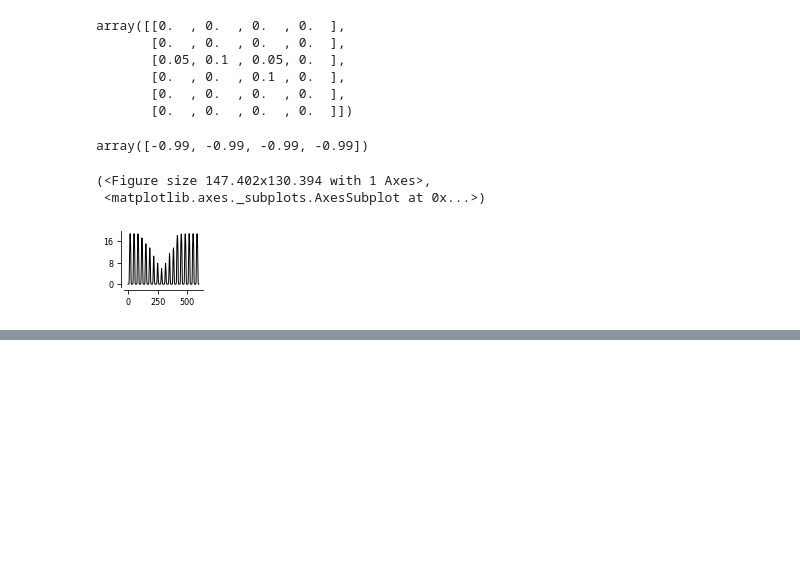
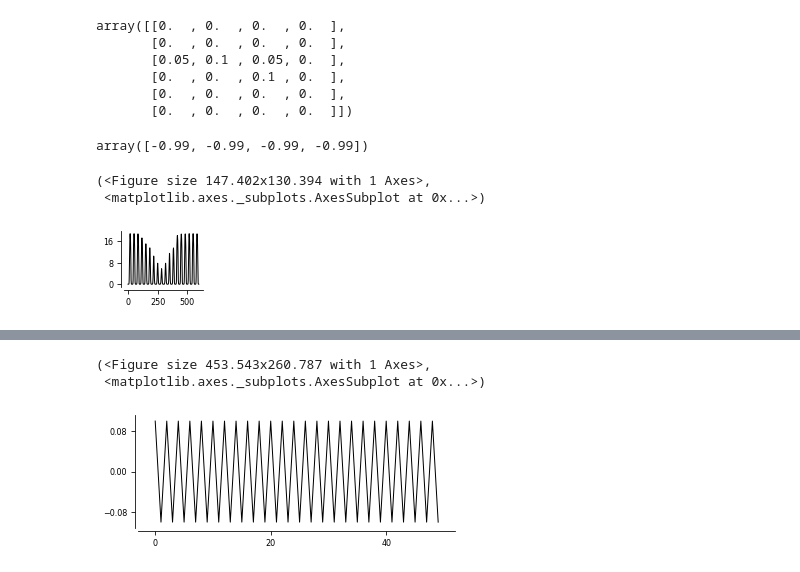
Before and after one commit to yzerlaut/spkNtwk-cortStatesWakefulness, a Jupyter notebook: notebook.ipynb, the cells around one changed output, grey strips where cells are left out. Cells and saved outputs as stored; diff of their text form; code cells hidden in the pictures; blank space fills up the shorter version.

```diff
--- a/notebook.ipynb
+++ b/notebook.ipynb
@@ -337,0 +303,7 @@ data['Model']['p_pyrExc_pyrExc'] = 1
+# %%
+REC_POPS = ['oscillExc', 'recInh']
+AFF_POPS = ['AffExc']
+# adding the same LIF props to all recurrent pops
+LIF_props = {'Gl':10., 'Cm':200.,'Trefrac':5.,
+             'El':-70, 'Vthre':-50., 'Vreset':-70., 'deltaV':0.,
+             'a':0., 'b': 0., 'tauw':1e9}
@@ -337,0 +346,46 @@ data['Model']['p_pyrExc_pyrExc'] = 1
+# %%
+tstop, dt = 500e-3, 10e-3
+tau=5e-3
+t = np.arange(int(tstop/dt))*dt
+Y = np.ones((len(t),len(REC_POPS)))*0.1
+
+Connectivity_Matrix = None
+# Connectivity matrix of size (a+f, f)
+C = np.zeros((len(REC_POPS)+len(AFF_POPS), len(REC_POPS)))
+Cexc, Cinh = 0*C, 0*C
+# building the connectivities for the ODE solver
+for i, ii in enumerate(REC_POPS+AFF_POPS):
+    for j, jj in enumerate(REC_POPS):
+        if Connectivity_Matrix is None:
+            C[i,j] = Model['p_%s_%s' % (ii,jj)]*Model['N_%s' % ii]
+        else:
+            C[i,j] = Connectivity_Matrix[i,j]
+        if len(ii.split('Exc'))>1:
+            Cexc[i,j] = C[i,j]
+        elif len(ii.split('Inh'))>1:
+            Cinh[i,j] = C[i,j]
+        else:
+            print('/!\ %s is not classified as Exc or Inh' % ii+jj)
+
+def Fexc_over_pops(X, t):
+    return np.dot(np.concatenate([X, [Model['F_AffExc']]]), Cexc)
+
+def Finh_over_pops(X, t):
+    return np.dot(np.concatenate([X, [Model['F_AffExc']]]), Cinh)
+
+def growth_factor(X, t):
+    return np.array([func([Fexc_over_pops(X,t)[i],
+                           Finh_over_pops(X,t)[i],
+                           0*(1-np.cos(2*np.pi*3*t))])[0] for i in range(len(REC_POPS))])
+
+
+for it, tt in enumerate(t[1:]):
+    Fout = growth_factor(Y[it,:],tt)
+    # print(Fout, dt*(Fout-Y[it,:])/tau)
+    Y[it+1,:] = Y[it,:]+dt*(Fout-Y[it,:])/tau
+
+ge.plot(Y[:,0], fig_args={'figsize':(2,2)})
+# %% [output]
+(<Figure size 453.543x260.787 with 1 Axes>,
+ <matplotlib.axes._subplots.AxesSubplot at 0x...>)
+[figure, added]
```
Also changed, not shown: parts of 24 cells of this notebook.
